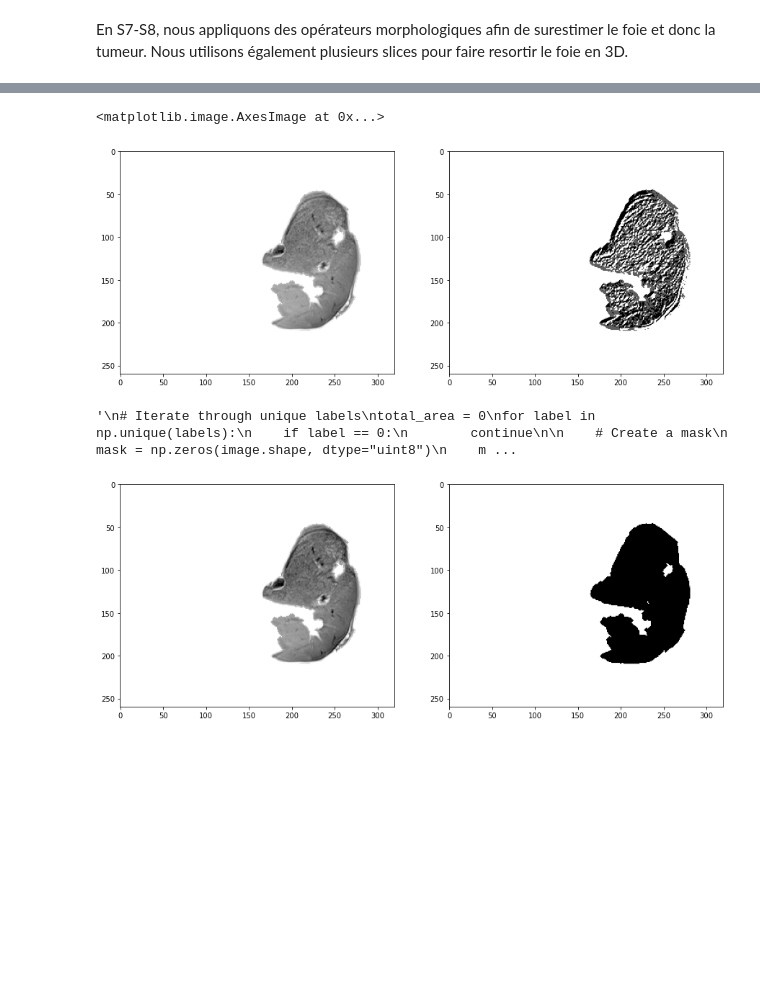
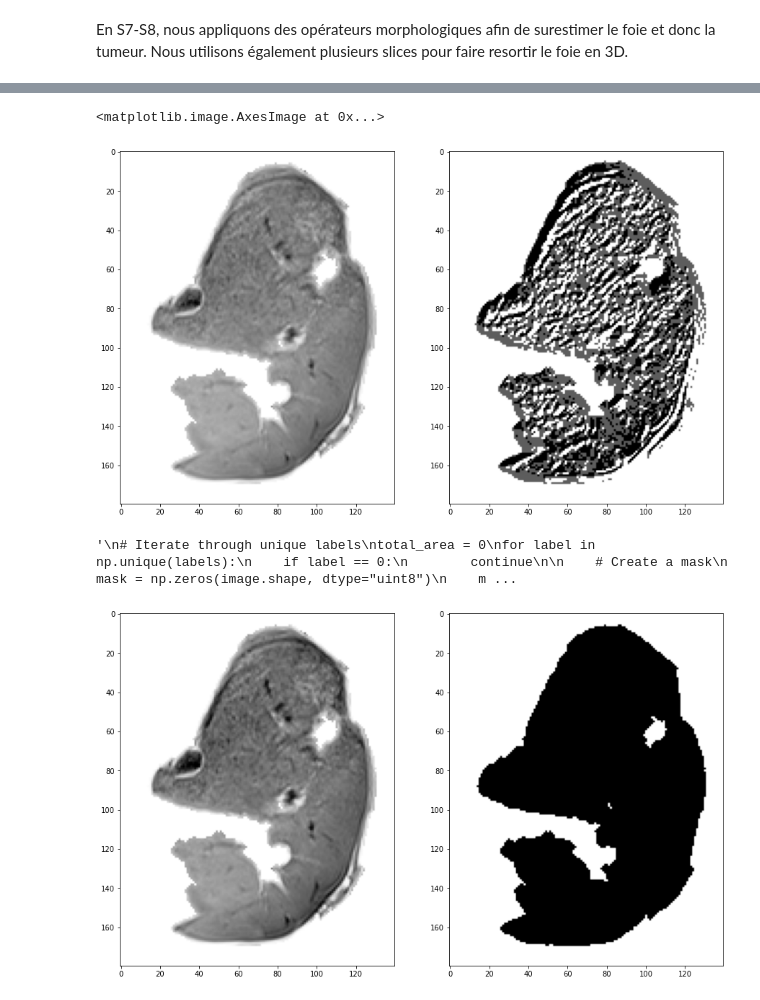
Before and after one commit to defrenned3238/WSBIM2243, a Jupyter notebook: WSBIM2243.ipynb, the cells around one changed output, grey strips where cells are left out. Saved outputs shown, nothing was run; the diff lists cells and outputs as text; code cells hidden in the pictures; blank space fills up the shorter version.

```diff
--- a/WSBIM2243.ipynb
+++ b/WSBIM2243.ipynb
@@ -456,23 +456,23 @@ plt.show()
 # %%
 def sobel_operator(A):
     kx = [[0, 0, 0], [-1, 0, 1], [0, 0, 0]]#[[-1, 0, 1], [-2, 0, 2], [-1, 0, 1]]
     ky = [[0, -1, 0], [0, 0, 0], [0, 1, 0]]#[[-1, -2, -1], [0, 0, 0], [1, 2, 1]]
     Gx = convolve(A, kx, mode='constant', cval=0.0)
     Gy = convolve(A, ky, mode='constant', cval=0.0)
     G = Gx + Gy*1j
     return abs(G), np.angle(G)
 
 foieImage = np.array(dilatedImage*data[:, :, sliceNum]).astype(np.uint16)
 plt.figure(figsize=(15,10))
 plt.subplot(1, 2, 1)
-plt.imshow(foieImage.T, cmap='Greys')
+plt.imshow(foieImage[150:290,40:220].T, cmap='Greys')
 derivFoieImage, _ = sobel_operator(foieImage)
 plt.subplot(1, 2, 2)
-plt.imshow(derivFoieImage.T, cmap='Greys')
+plt.imshow(derivFoieImage[150:290,40:220].T, cmap='Greys')
 # DO Otsu, watershed or region growing
 # %% [output]
 <matplotlib.image.AxesImage at 0x...>
-[figure, old version]
+[figure, new version]
 # %%
 #import numpy as np
 from skimage import morphology
@@ -491,9 +491,9 @@ markers = morphology.label(local_maxi)
 labels = watershed(-distance, markers, mask=image)
 plt.figure(figsize=(15,10))
 plt.subplot(1, 2, 1)
-plt.imshow(image.T,cmap='Greys')
+plt.imshow(image[150:290,40:220].T,cmap='Greys')
 plt.subplot(1, 2, 2)
-plt.imshow(labels.T,cmap='Greys')
+plt.imshow(labels[150:290,40:220].T,cmap='Greys')
 """
 # Iterate through unique labels
 total_area = 0
@@ -518,7 +518,7 @@ cv2.imshow('image', image)
 """
 # %% [output]
 '\n# Iterate through unique labels\ntotal_area = 0\nfor label in np.unique(labels):\n    if label == 0:\n        continue\n\n    # Create a mask\n    mask = np.zeros(image.shape, dtype="uint8")\n    m ...
-[figure, old version]
+[figure, new version]
 # %%
 seed = [250, 72]
 toDoList = [seed]
```
Also changed, not shown: parts of 7 cells of this notebook.
